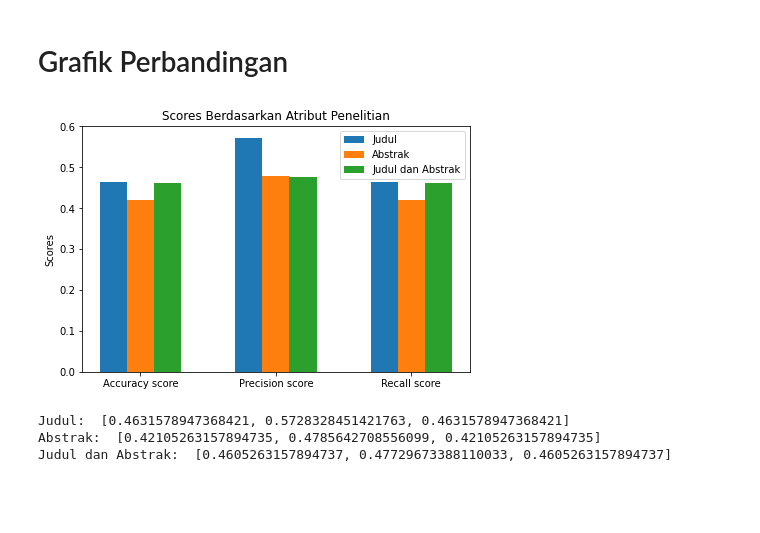
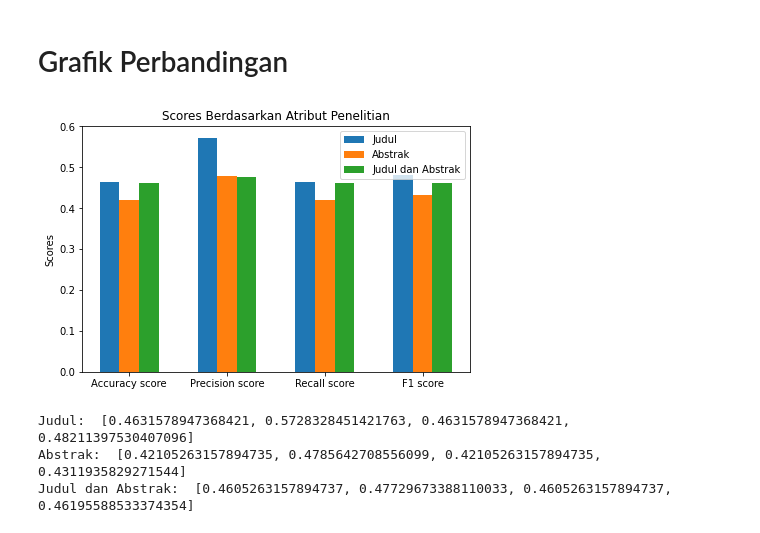
Before and after one commit to mercyano/klasifikasi-kbk, a Jupyter notebook: Decision_Tree/modelling/run_model/run_statistic_model_judul.ipynb, the cells around one changed output. Cells and saved outputs as stored; diff of their text form; code cells hidden in the pictures; blank space fills up the shorter version.

```diff
--- a/Decision_Tree/modelling/run_model/run_statistic_model_judul.ipynb
+++ b/Decision_Tree/modelling/run_model/run_statistic_model_judul.ipynb
@@ -70,37 +70,37 @@ predictions_judul_abstrak = model_judul_abstrak.predict(X_test_tfidf_judul_abstr
 # %%
 from sklearn.metrics import accuracy_score, precision_score, recall_score, f1_score
 import matplotlib.pyplot as plt
 import numpy as np
 
 w=0.2
-x = ["Accuracy score", "Precision score","Recall score"]
-judul = [accuracy_score(y_test_judul, predictions_judul), precision_score(y_test_judul, predictions_judul, average='weighted'), recall_score(y_test_judul, predictions_judul, average='weighted')]
-abstrak = [accuracy_score(y_test_abstrak, predictions_abstrak), precision_score(y_test_abstrak, predictions_abstrak, average='weighted'), recall_score(y_test_abstrak, predictions_abstrak, average='weighted')]
-judul_abstrak = [accuracy_score(y_test_judul_abstrak, predictions_judul_abstrak), precision_score(y_test_judul_abstrak, predictions_judul_abstrak, average='weighted'), recall_score(y_test_judul_abstrak, predictions_judul_abstrak, average='weighted')]
+x = ["Accuracy score", "Precision score","Recall score","F1 score"]
+judul = [accuracy_score(y_test_judul, predictions_judul), precision_score(y_test_judul, predictions_judul, average='weighted'), recall_score(y_test_judul, predictions_judul, average='weighted'), f1_score(y_test_judul, predictions_judul, average='weighted')]
+abstrak = [accuracy_score(y_test_abstrak, predictions_abstrak), precision_score(y_test_abstrak, predictions_abstrak, average='weighted'), recall_score(y_test_abstrak, predictions_abstrak, average='weighted'), f1_score(y_test_abstrak, predictions_abstrak, average='weighted')]
+judul_abstrak = [accuracy_score(y_test_judul_abstrak, predictions_judul_abstrak), precision_score(y_test_judul_abstrak, predictions_judul_abstrak, average='weighted'), recall_score(y_test_judul_abstrak, predictions_judul_abstrak, average='weighted'), f1_score(y_test_judul_abstrak, predictions_judul_abstrak, average='weighted')]
 
 fig, ax = plt.subplots()
 bar1 = np.arange(len(x))
 bar2 = [i+w for i in bar1]
 bar3 = [i+w for i in bar2]
 
 plt.bar(bar1, judul,w,label="Judul")
 plt.bar(bar2, abstrak,w,label="Abstrak")
 plt.bar(bar3, judul_abstrak, w, label="Judul dan Abstrak")
 
 fig.tight_layout()
 
 ax.set_ylabel('Scores')
 ax.set_title('Scores Berdasarkan Atribut Penelitian')
 ax.set_xticks(bar1+w, x)
 ax.legend()
 plt.show()
 # %% [output]
-[figure, old version]
+[figure, new version]
-# %%
-print(f"Judul: ", judul)
-print(f"Abstrak: ", abstrak)
-print(f"Judul dan Abstrak: ", judul_abstrak)
-# %% [output]
-Judul:  [0.4631578947368421, 0.5728328451421763, 0.4631578947368421]
-Abstrak:  [0.42105263157894735, 0.4785642708556099, 0.42105263157894735]
-Judul dan Abstrak:  [0.4605263157894737, 0.47729673388110033, 0.4605263157894737]
+# %%
+print(f"Judul: ", judul)
+print(f"Abstrak: ", abstrak)
+print(f"Judul dan Abstrak: ", judul_abstrak)
+# %% [output]
+Judul:  [0.4631578947368421, 0.5728328451421763, 0.4631578947368421, 0.48211397530407096]
+Abstrak:  [0.42105263157894735, 0.4785642708556099, 0.42105263157894735, 0.4311935829271544]
+Judul dan Abstrak:  [0.4605263157894737, 0.47729673388110033, 0.4605263157894737, 0.46195588533374354]
```
Also changed, not shown: 2 other files.
